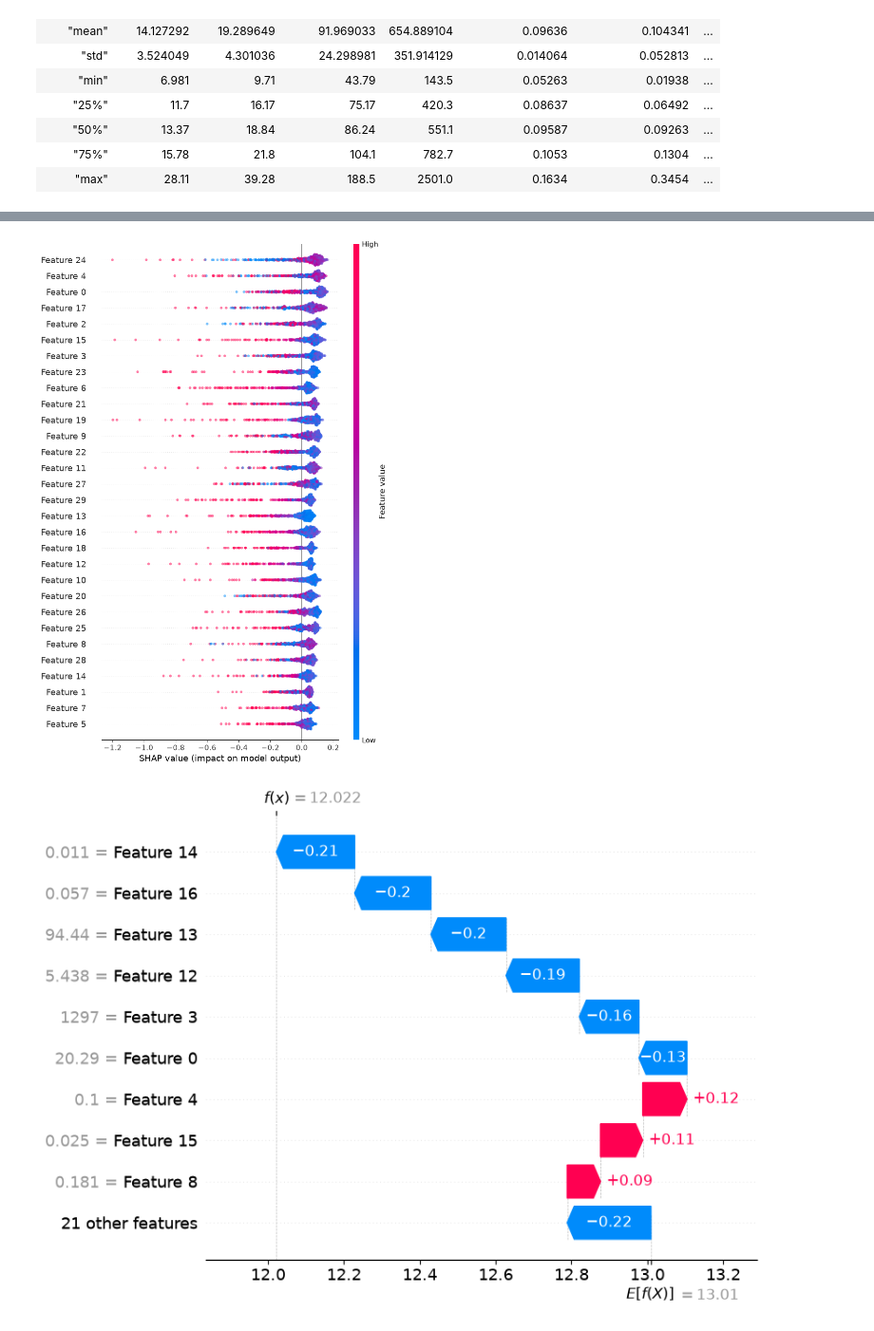
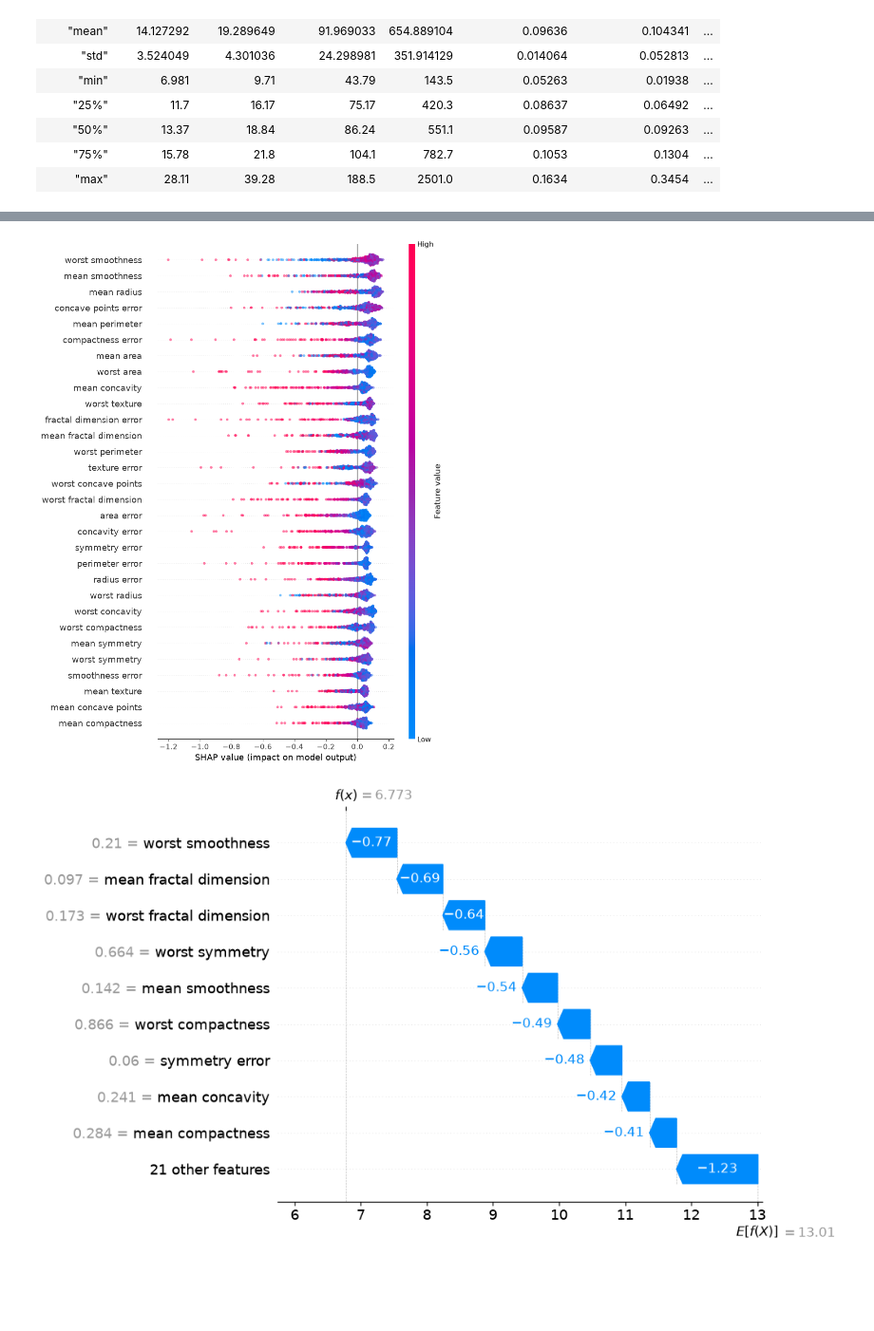
Before and after one commit to cromi0256/core, a Jupyter notebook: SOTA/Project05/src/project05/iso_dev00.ipynb, the cells around one changed output, grey strips where cells are left out. Shown at 95% size. Cells and saved outputs as stored; diff of their text form; code cells hidden in the pictures; blank space fills up the shorter version.

```diff
--- a/SOTA/Project05/src/project05/iso_dev00.ipynb
+++ b/SOTA/Project05/src/project05/iso_dev00.ipynb
@@ -67,13 +72,22 @@ array([-0.56031992, -0.43488577, -0.43704173, -0.63237602, -0.44336105,
        -0.37848743, -0.51556397, -0.51634013, -0.51180132, -0.49891295,
        -0.45344873, -0.41588117, -0.56390247, -0.53256295])
 # %%
+# SHAP 값 산출
 explainer = shap.Explainer(model)
 shap_values = explainer(X)
+
+expected_value = explainer.expected_value
+sv = shap_values.values
+shap_values.feature_names = schema
 # %%
+# 전역적 SHAP 값
 shap.plots.beeswarm(shap_values, max_display=30, alpha=0.5)
+
+# 대체로 높은 feature값은 이상치로 판별하는 것으로 보인다
 # %% [output]
-[figure, old version]
+[figure, new version]
 # %%
-shap.plots.waterfall(shap_values[4])
+# 샘플별 SHAP 값
+shap.plots.waterfall(shap_values[3])    # 이상치의 경우(score:-0.63237602)
 # %% [output]
-[figure, old version]
+[figure, new version]
```
Also changed, not shown: parts of 11 cells of this notebook, 3 other files.
